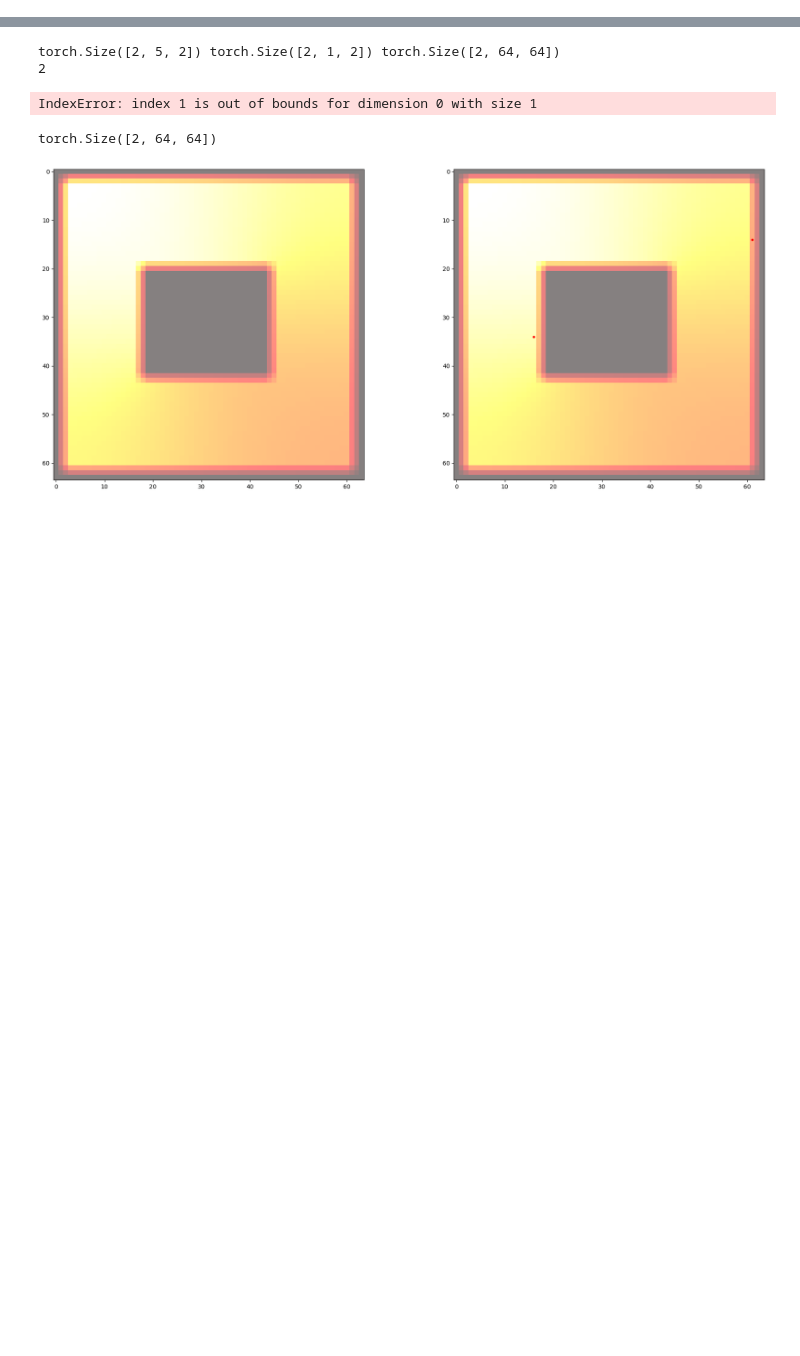
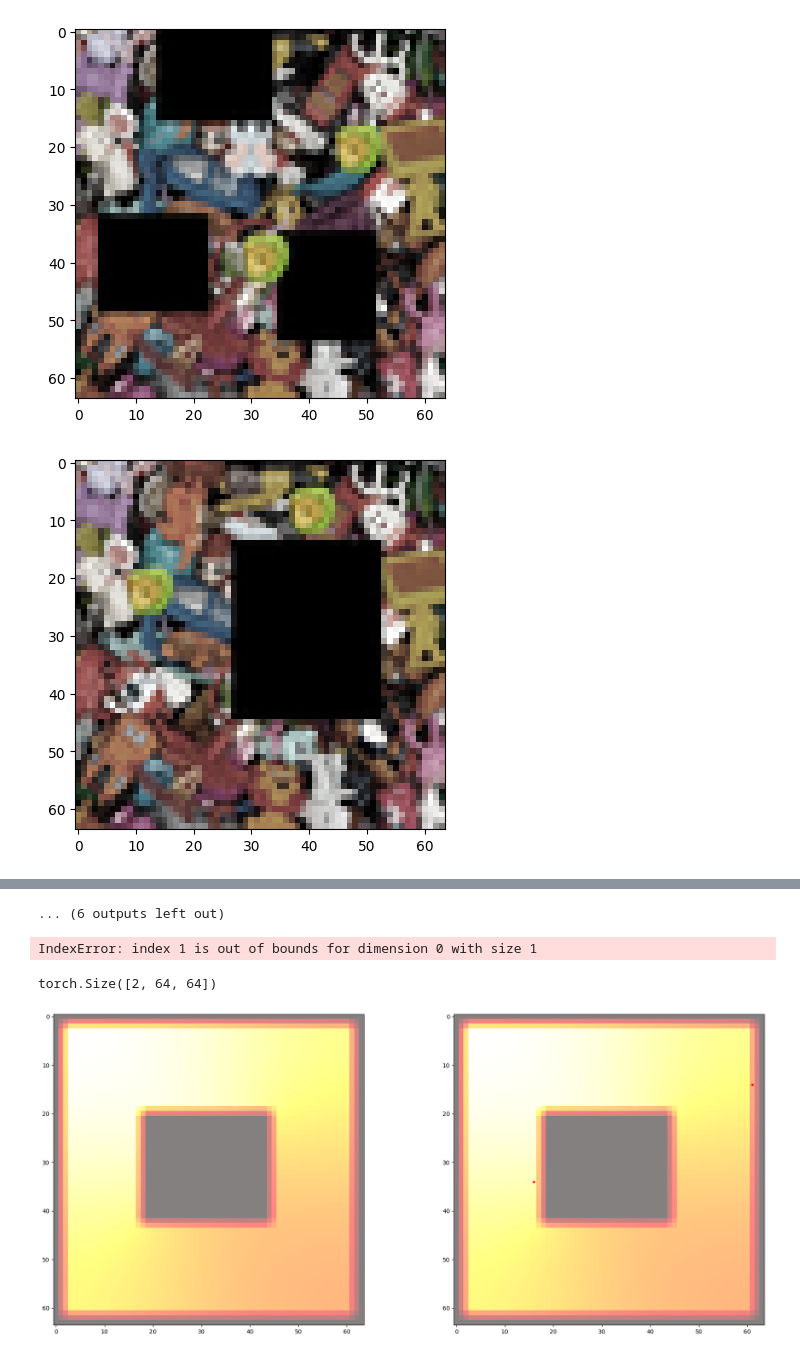
Before and after one commit to pranaboy72/denoisingheat, a Jupyter notebook: test.ipynb, the cells around one changed output, grey strips where cells are left out. Saved outputs shown, nothing was run; the diff lists cells and outputs as text; code cells hidden in the pictures; blank space fills up the shorter version.

```diff
--- a/test.ipynb
+++ b/test.ipynb
@@ -77,3 +77,22 @@ rrt = RRTStar(
     radius=radius,
 )
 # rrt = RRTStar()
+# %%
+batch_size=18
+obstacle_masks = randgen_obstacle_masks(batch_size, img_size)
+background = draw_obstacles_pixel(bg, obstacle_masks)
+multi_goals = gen_goals(goal_bounds, (2,batch_size//2), img_size, obstacles=obstacle_masks[:batch_size//2])
+multi_goal = (torch.rand(batch_size//2, 2, 2, device=device, dtype=torch.float32) * 0.2 - 0.1) * 0.05 + multi_goals
+single_goals = gen_goals(goal_bounds, batch_size//2, img_size, obstacles=obstacle_masks[batch_size//2:])
+single_goal = (torch.rand(batch_size//2, 1, 2, device=device, dtype=torch.float32) * 0.2 - 0.1) * 0.05 + single_goals
+
+obs1 = overlay_goal(background[:batch_size//2], img_size, wastes, multi_goal)
+obs2 = overlay_goal(background[batch_size//2:], img_size, wastes, single_goal)
+obs = torch.cat((obs1, obs2), dim=0)
+# %%
+for i in range(batch_size):
+    plt.imshow(obs[i].permute(1,2,0).cpu().numpy())
+    plt.show()
+# %% [output]
+[figure, added]
+[figure, added]
@@ -80,3 +109,4 @@ rrt = RRTStar(
+... (6 outputs left out)
 # %%
 obstacle_masks = convert_to_obstacle_masks(2, bg.size, img_size, obstacle_pos)
 # obstacle_masks = randgen_obstacle_masks(1, img_size)
@@ -94,13 +124,8 @@ paths, delta = rrt.plan(starts=initials, goals=goal, obstacle_masks=obstacle_mas
 result_img = overlay_goal_agent(background, wastes, goal.cpu(), torch.tensor(paths[0][0]).unsqueeze(0).cpu(), 1)
 plt.imshow(result_img[0])
 plt.show()
-result_img = overlay_goal_agent(background, wastes, goal.cpu(), torch.tensor(paths[0][4]).unsqueeze(0).cpu(), 1)
-plt.imshow(result_img[0])
-plt.show()
 # %% [output]
-torch.Size([2, 5, 2]) torch.Size([2, 1, 2]) torch.Size([2, 64, 64])
-2
+IndexError: index 1 is out of bounds for dimension 0 with size 1
-IndexError: index 1 is out of bounds for dimension 0 with size 1
 # %%
 obstacle_masks.shape
 # %% [output]
```
Also changed, not shown: parts of 1 cell of this notebook, 11 other files.
